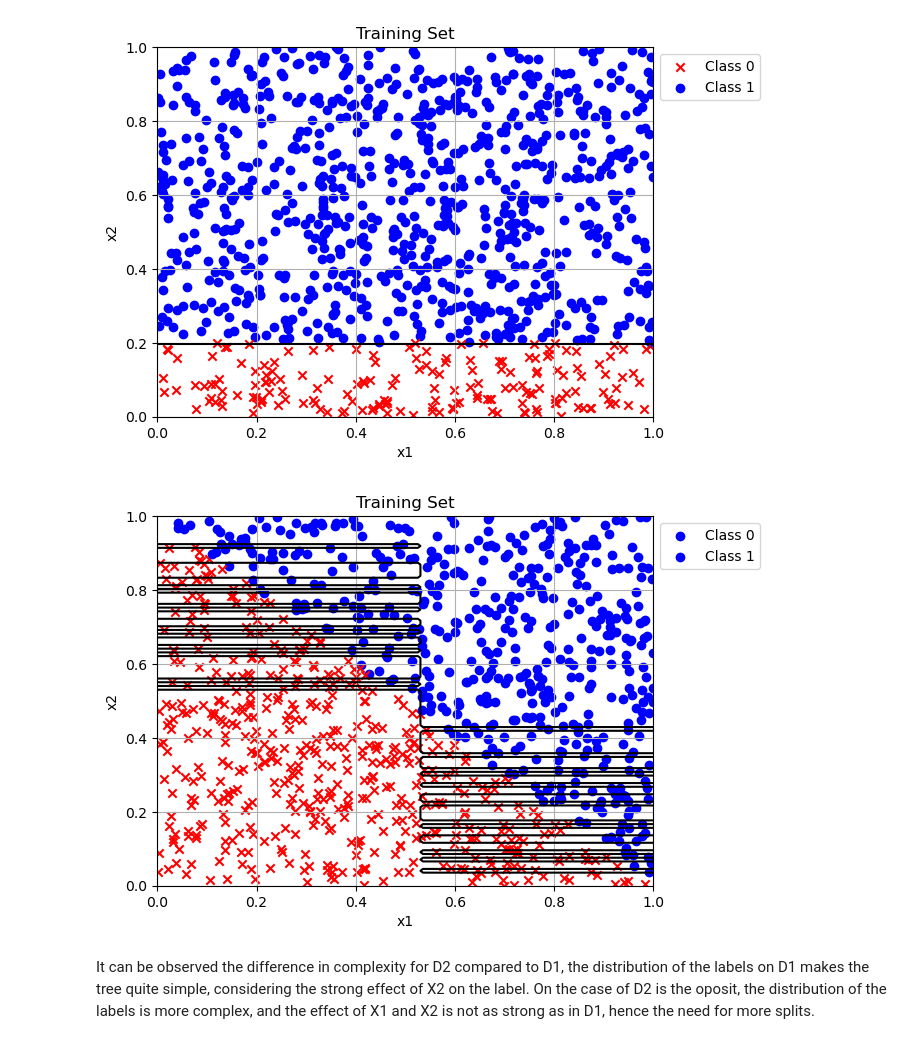
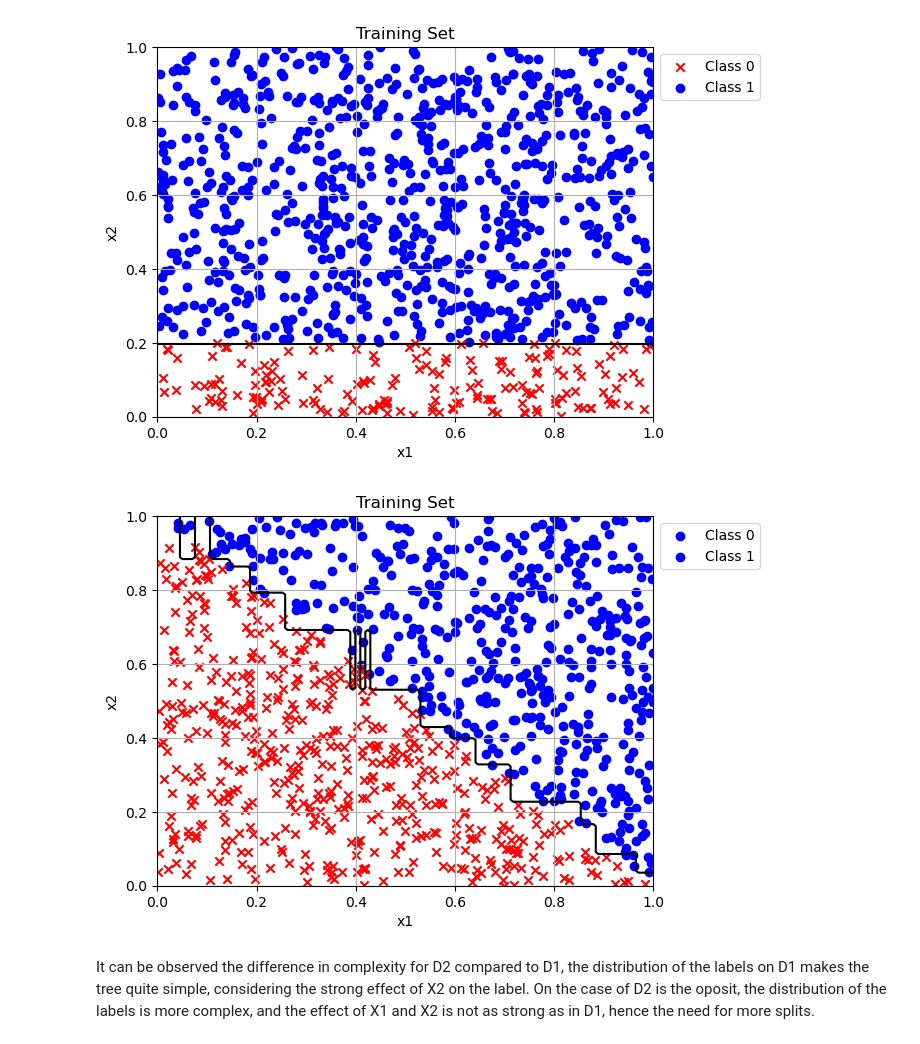
Before and after one commit to placenciohid/ECE760-Homework, a Jupyter notebook: Homework 2/Homework 2 - Dario Placencio.ipynb, the cells around one changed output. Cells and saved outputs as stored; diff of their text form; code cells hidden in the pictures.

```diff
--- a/Homework 2/Homework 2 - Dario Placencio.ipynb
+++ b/Homework 2/Homework 2 - Dario Placencio.ipynb
@@ -314,10 +349,9 @@ line represents a node with appropriate line number pointers to child nodes; wha
 for you). Again, do not visualize the data set or the tree in the x input space. In real tasks you will not
 be able to visualize the whole high dimensional input space anyway, so we don’t want you to “cheat”
 here.
-# %%
-# Read D1.txt
-with open('D1.txt', 'r') as file:
-    df1 = [tuple(map(float, line.split())) for line in file]
+# %%
+# Read D1.txt
+df1 = load_data('D1.txt')
 # %%
 # Build the tree
 root = build_tree(df1)
@@ -342,8 +378,7 @@ Regarding the decision boundary is difficult to interpret the total lack of know
 - Build a decision tree on D2.txt. Show it to us.
 # %%
 # Read D2.txt
-with open('D2.txt', 'r') as file:
-    df2 = [tuple(map(float, line.split())) for line in file]
+df2 = load_data('D2.txt')
 
 # Build the tree
 root2 = build_tree(df2)
@@ -379,12 +423,13 @@ import numpy as np
 # %%
 # Define predict function
-def predict(node, x1, x2):
-    if node.label is not None:
-        return node.label
-    if (x1 if node.feature == 0 else x2) >= node.threshold:
-        return predict(node.left, x1, x2)
+def predict(node, x):
+    if node.value is not None:
+        return node.value
+
+    if x[node.feature_index] >= node.threshold:
+        return predict(node.left, x)
     else:
-        return predict(node.right, x1, x2)
+        return predict(node.right, x)
 # %%
 # Produce a scatter plot of the data set.
 for x, y, label in df1:
@@ -412,27 +457,27 @@ plt.show();
 # %%
 # Produce a scatter plot of the data set.
 for x, y, label in df2:
     if label == 0:
         plt.scatter(x, y, color='red', marker='x')
     else:
         plt.scatter(x, y, color='blue', marker='o')
 
 # Plot the decision boundary
 x = np.linspace(0, 1, 100)
 y = np.linspace(0, 1, 100)
 X, Y = np.meshgrid(x, y)
-Z = np.array([predict(root2, x, y) for x, y in zip(np.ravel(X), np.ravel(Y))])
+Z = np.array([predict(root2, (x, y)) for x, y in zip(np.ravel(X), np.ravel(Y))])
 Z = Z.reshape(X.shape)
 plt.contour(X, Y, Z, [0.5], colors='black')
 
 plt.xlabel('x1')
 plt.ylabel('x2')
 plt.title('Training Set')
 plt.legend(["Class 0", "Class 1"], loc ="upper left", bbox_to_anchor =(1, 1))
 plt.grid(True)
 plt.show();
 # %% [output]
-[figure, old version]
+[figure, new version]
 # %% [markdown]
 It can be observed the difference in complexity for D2 compared to D1, the distribution of the labels on D1 makes the tree quite simple, considering the strong effect of X2 on the label. On the case of D2 is the oposit, the distribution of the labels is more complex, and the effect of X1 and X2 is not as strong as in D1, hence the need for more splits.
 # %% [markdown]
```
Also changed, not shown: parts of 67 cells of this notebook, 11 other files.
